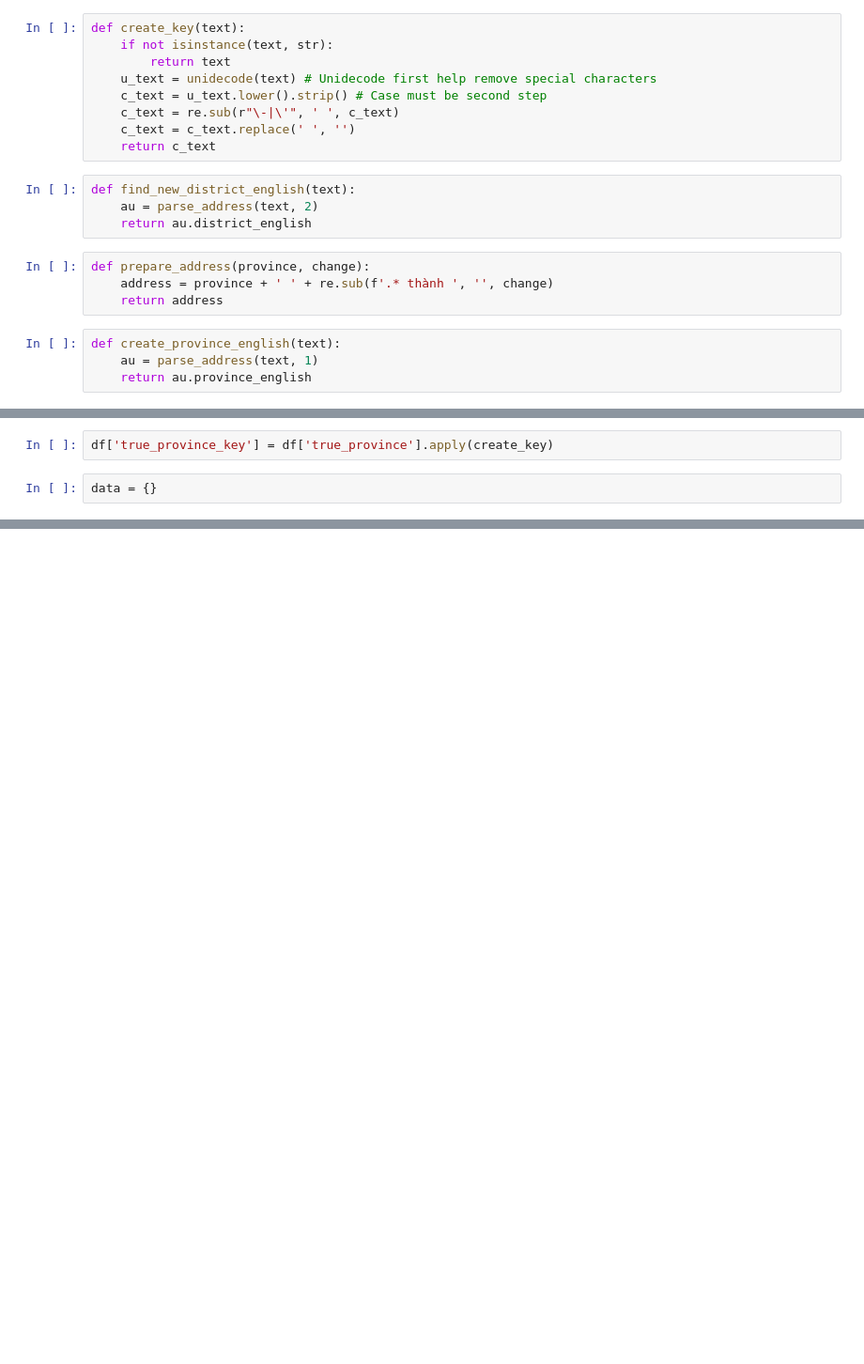
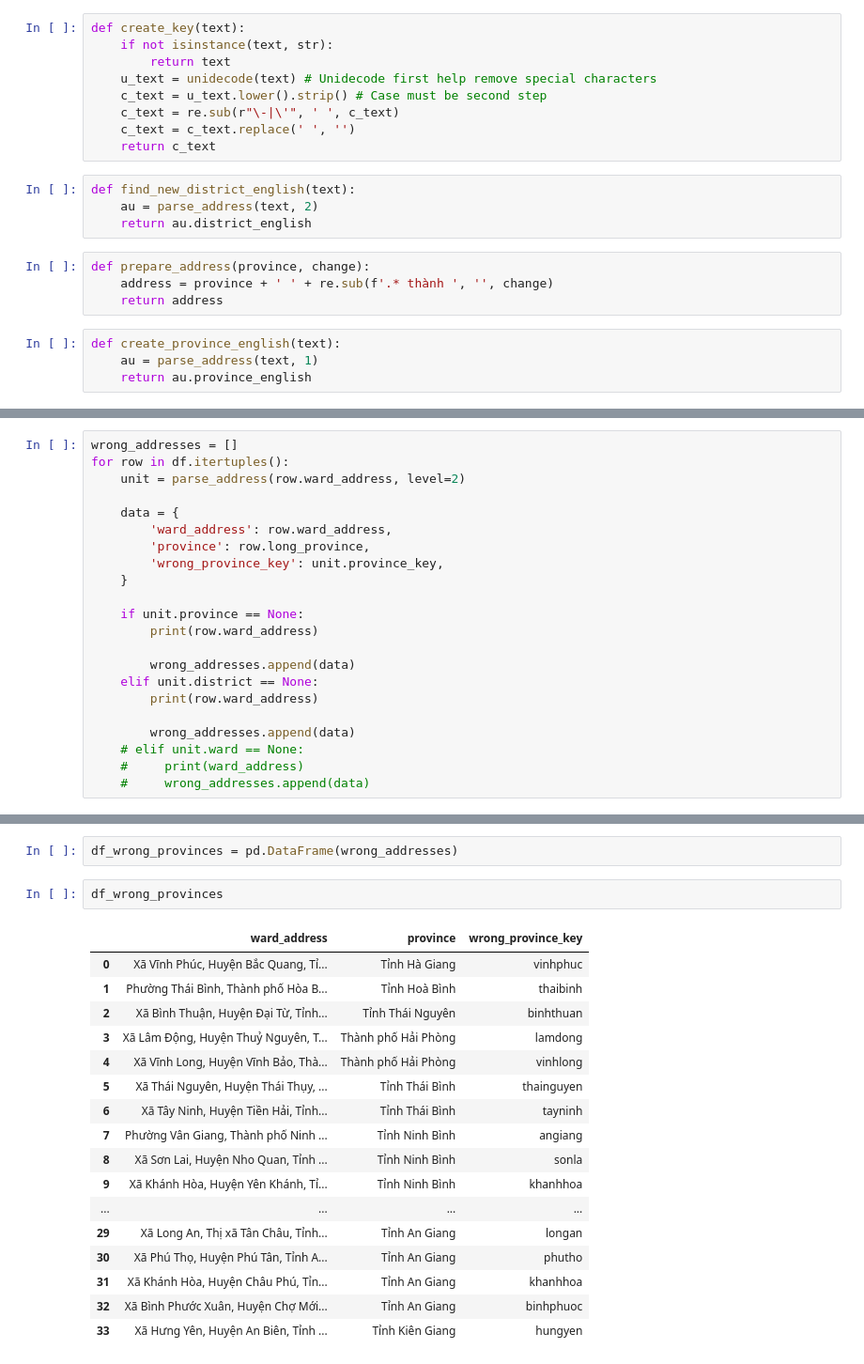
Before and after one commit to tranngocminhhieu/vietnam-administrative-units, a Jupyter notebook: notebook/create_double_check_keywords.ipynb, the cells around one changed output, grey strips where cells are left out. Shown at 94% size. Saved outputs shown, nothing was run; the diff lists cells and outputs as text; blank space fills up the shorter version.

```diff
--- a/notebook/create_double_check_keywords.ipynb
+++ b/notebook/create_double_check_keywords.ipynb
@@ -37,4 +55,0 @@ df['wrong_province_key'] = df['wrong_province'].apply(create_key)
-# %%
-df['true_province_key'] = df['true_province'].apply(create_key)
-# %%
-data = {}
@@ -40,0 +58,22 @@ data = {}
+# %%
+wrong_addresses = []
+for row in df.itertuples():
+    unit = parse_address(row.ward_address, level=2)
+
+    data = {
+        'ward_address': row.ward_address,
+        'province': row.long_province,
+        'wrong_province_key': unit.province_key,
+    }
+
+    if unit.province == None:
+        print(row.ward_address)
+
+        wrong_addresses.append(data)
+    elif unit.district == None:
+        print(row.ward_address)
+
+        wrong_addresses.append(data)
+    # elif unit.ward == None:
+    #     print(ward_address)
+    #     wrong_addresses.append(data)
@@ -41 +98,23 @@ data = {}
+# %%
+df_wrong_provinces = pd.DataFrame(wrong_addresses)
+# %%
+df_wrong_provinces
+# %% [output]
+|  | ward_address | province | wrong_province_key |
+| 0 | Xã Vĩnh Phúc, Huyện Bắc Quang, Tỉ... | Tỉnh Hà Giang | vinhphuc |
+| 1 | Phường Thái Bình, Thành phố Hòa B... | Tỉnh Hoà Bình | thaibinh |
+| 2 | Xã Bình Thuận, Huyện Đại Từ, Tỉnh... | Tỉnh Thái Nguyên | binhthuan |
+| 3 | Xã Lâm Động, Huyện Thuỷ Nguyên, T... | Thành phố Hải Phòng | lamdong |
+| 4 | Xã Vĩnh Long, Huyện Vĩnh Bảo, Thà... | Thành phố Hải Phòng | vinhlong |
+| 5 | Xã Thái Nguyên, Huyện Thái Thụy, ... | Tỉnh Thái Bình | thainguyen |
+| 6 | Xã Tây Ninh, Huyện Tiền Hải, Tỉnh... | Tỉnh Thái Bình | tayninh |
+| 7 | Phường Vân Giang, Thành phố Ninh ... | Tỉnh Ninh Bình | angiang |
+| 8 | Xã Sơn Lai, Huyện Nho Quan, Tỉnh ... | Tỉnh Ninh Bình | sonla |
+| 9 | Xã Khánh Hòa, Huyện Yên Khánh, Tỉ... | Tỉnh Ninh Bình | khanhhoa |
+| ... | ... | ... | ... |
+| 29 | Xã Long An, Thị xã Tân Châu, Tỉnh... | Tỉnh An Giang | longan |
+| 30 | Xã Phú Thọ, Huyện Phú Tân, Tỉnh A... | Tỉnh An Giang | phutho |
+| 31 | Xã Khánh Hòa, Huyện Châu Phú, Tỉn... | Tỉnh An Giang | khanhhoa |
+| 32 | Xã Bình Phước Xuân, Huyện Chợ Mới... | Tỉnh An Giang | binhphuoc |
+| 33 | Xã Hưng Yên, Huyện An Biên, Tỉnh ... | Tỉnh Kiên Giang | hungyen |
 # %%
```
Also changed, not shown: parts of 30 cells of this notebook, 4 other files.
